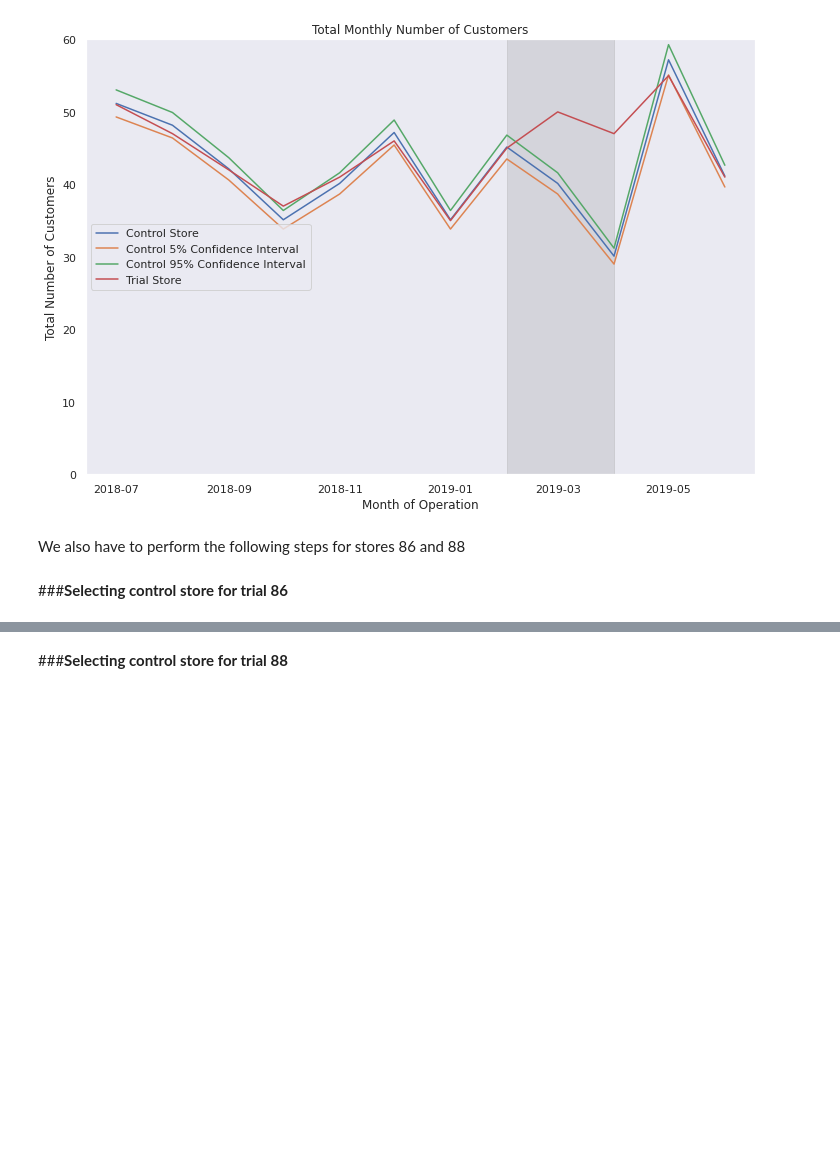
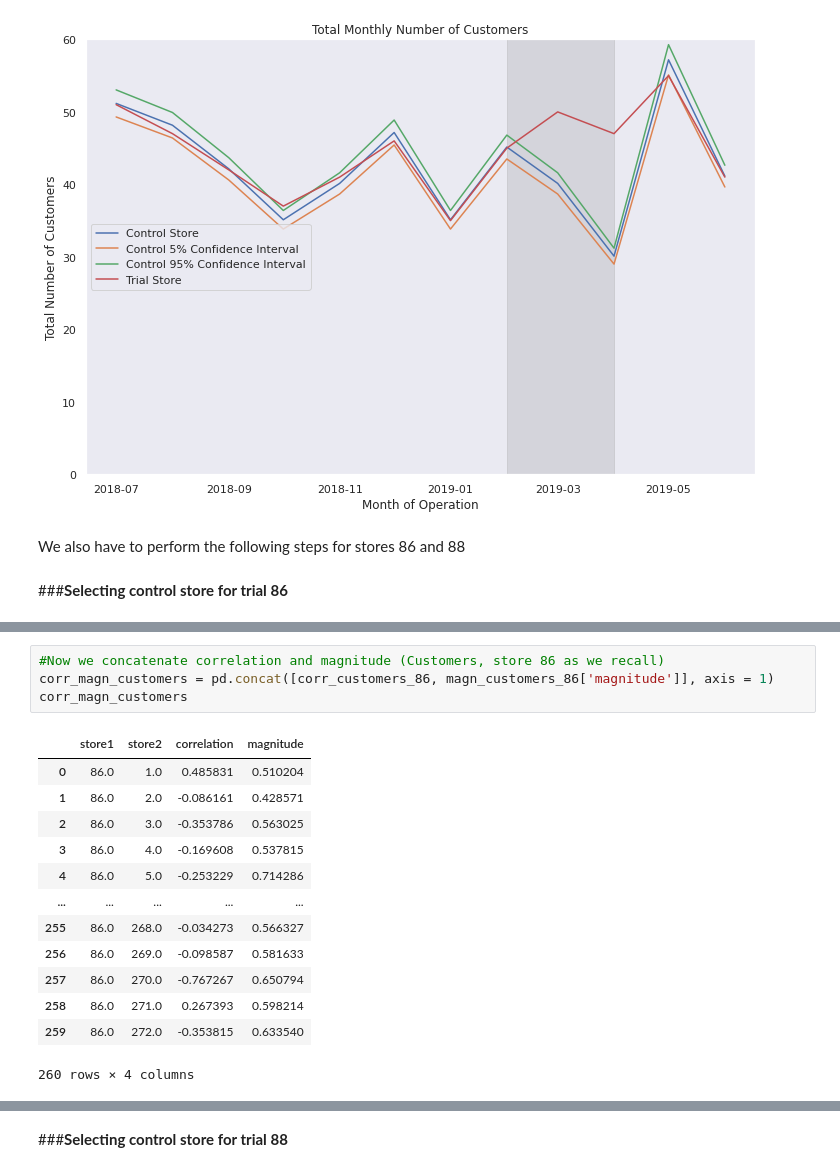
Before and after one commit to wa-le/Quantium-Forage-Virtual-Internship, a Jupyter notebook: my_quantium_T2.ipynb, the cells around one changed output, grey strips where cells are left out. Saved outputs shown, nothing was run; the diff lists cells and outputs as text; blank space fills up the shorter version.

```diff
--- a/my_quantium_T2.ipynb
+++ b/my_quantium_T2.ipynb
@@ -1343,0 +1441,18 @@ We also have to perform the following steps for stores 86 and 88
+# %%
+#Now we concatenate correlation and magnitude (Customers, store 86 as we recall)
+corr_magn_customers = pd.concat([corr_customers_86, magn_customers_86['magnitude']], axis = 1)
+corr_magn_customers
+# %% [output]
+|  | store1 | store2 | correlation | magnitude |
+| 0 | 86.0 | 1.0 | 0.485831 | 0.510204 |
+| 1 | 86.0 | 2.0 | -0.086161 | 0.428571 |
+| 2 | 86.0 | 3.0 | -0.353786 | 0.563025 |
+| 3 | 86.0 | 4.0 | -0.169608 | 0.537815 |
+| 4 | 86.0 | 5.0 | -0.253229 | 0.714286 |
+| ... | ... | ... | ... | ... |
+| 255 | 86.0 | 268.0 | -0.034273 | 0.566327 |
+| 256 | 86.0 | 269.0 | -0.098587 | 0.581633 |
+| 257 | 86.0 | 270.0 | -0.767267 | 0.650794 |
+| 258 | 86.0 | 271.0 | 0.267393 | 0.598214 |
+| 259 | 86.0 | 272.0 | -0.353815 | 0.633540 |
+260 rows × 4 columns
```
Also changed, not shown: parts of 27 cells of this notebook.
